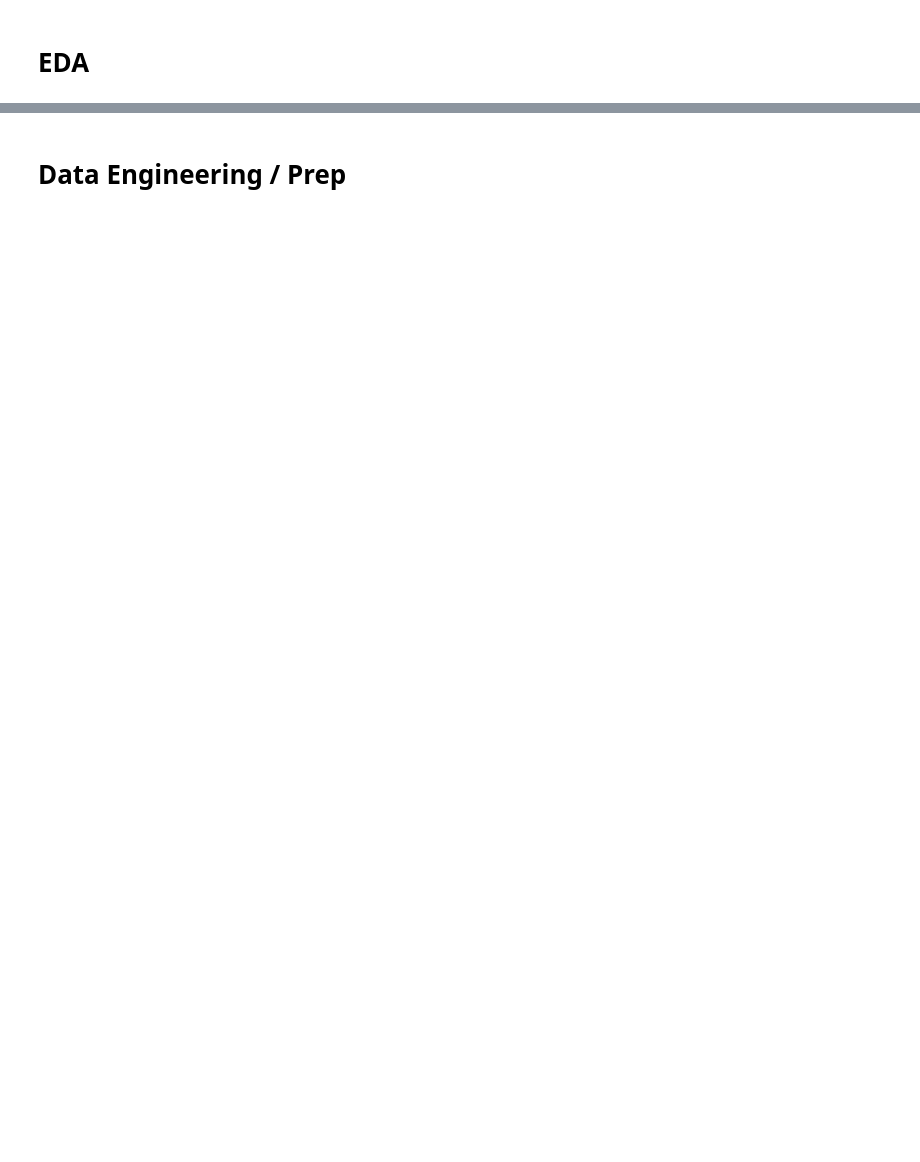
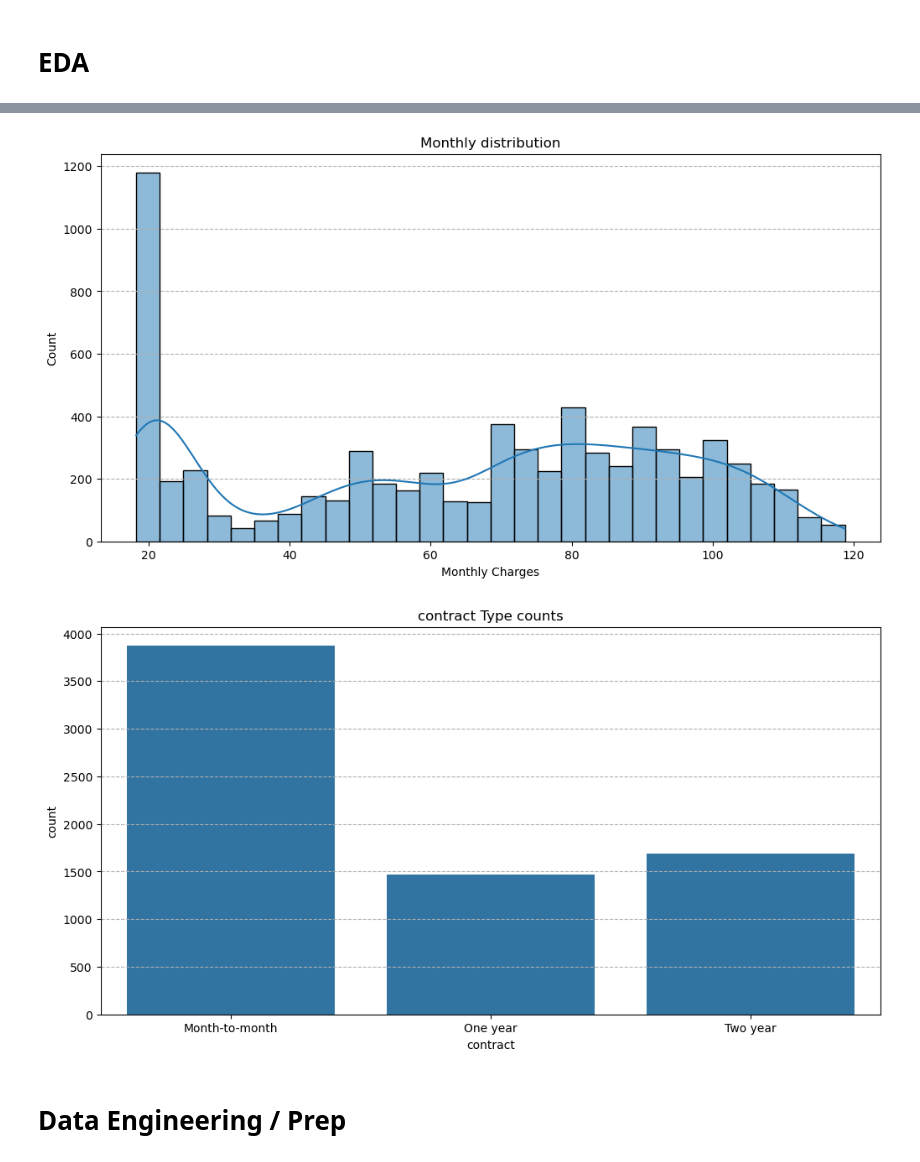
Before and after one commit to zivisaiah/gai_mid_project, a Jupyter notebook: gai_mid_project_notebook.ipynb, the cells around one changed output, grey strips where cells are left out. Cells and saved outputs as stored; diff of their text form; code cells hidden in the pictures; blank space fills up the shorter version.

```diff
--- a/gai_mid_project_notebook.ipynb
+++ b/gai_mid_project_notebook.ipynb
@@ -138,18 +285,21 @@ plt.show()
 # %%
 #  גרף התפלגות עמודה מספרית (monthlycharges)
 plt.figure(figsize=(12, 6))
 sns.histplot(df['monthlycharges'], bins=30, kde=True)
 plt.title('Monthly distribution')
 plt.xlabel('Monthly Charges')
 plt.grid(axis='y', linestyle='--')
 plt.show()
 
 #  גרף פילוח לפי contract ו-churn
 plt.figure(figsize=(12, 6))
 sns.countplot(x='contract',  data=df)
-plt.title('contract Type vs. churn')
+plt.title('contract Type counts')
 plt.grid(axis='y', linestyle='--')
 plt.show()
+# %% [output]
+[figure, added]
+[figure, added]
 # %% [markdown]
 <h1>Data Engineering / Prep </h1>
 # %%
```
Also changed, not shown: parts of 52 cells of this notebook.
